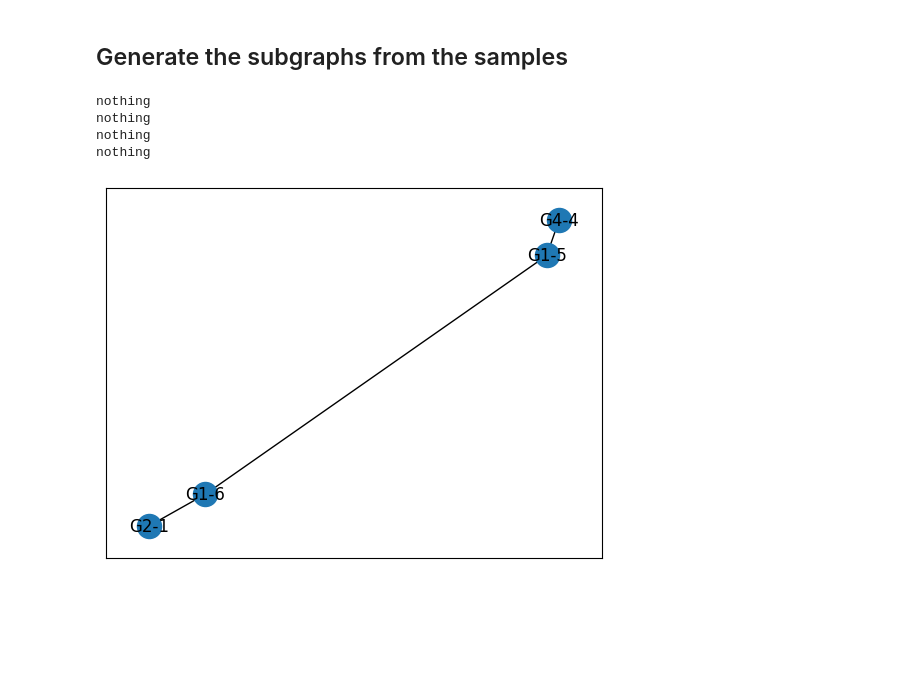
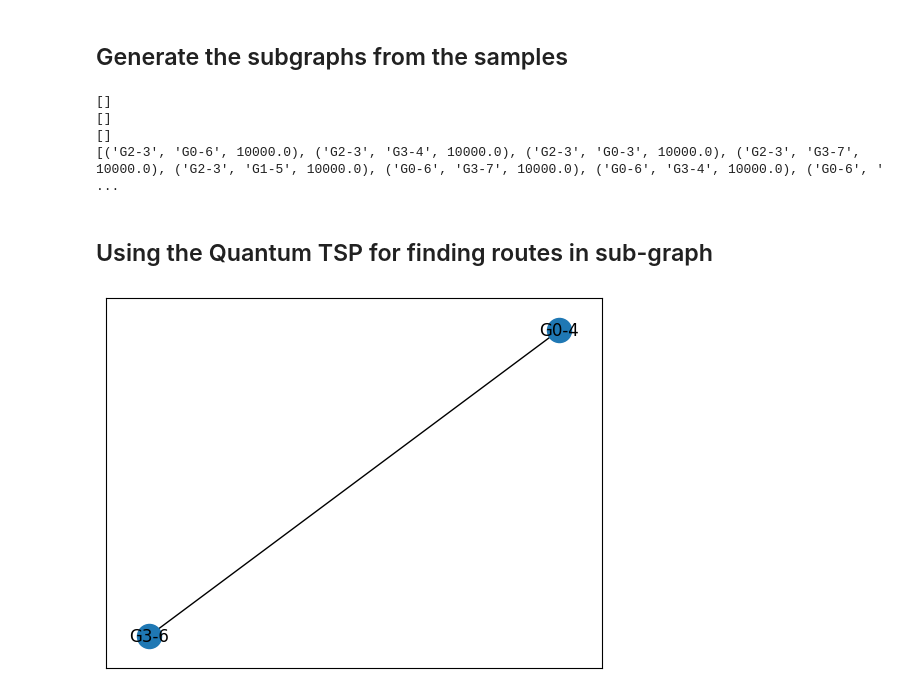
Before and after one commit to batool2020/NYUAD-2023, a Jupyter notebook: uameed/demo/test_quantum_gbs.ipynb, the cells around one changed output. Cells and saved outputs as stored; diff of their text form; code cells hidden in the pictures; blank space fills up the shorter version.

```diff
--- a/uameed/demo/test_quantum_gbs.ipynb
+++ b/uameed/demo/test_quantum_gbs.ipynb
@@ -41,4 +41,4 @@ nx.draw_networkx(G, pos = total_pos)
 # %%
 
 graph_array = nx.to_numpy_array(G)
-samples = sample.sample(graph_array, 3, 10)
+samples = sample.sample(graph_array, 3, n_samples = 10)
@@ -57,9 +52,9 @@ print(samples)
 ## Generate the subgraphs from the samples
 # %%
 subgraphs = sample.to_subgraphs(samples, G)
-subgraphs = [G.subgraph(graph) if len(graph) > 0 else print('nothing') for graph in subgraphs]
+quantum_subgraphs = []
+for graph in subgraphs:
+    if graph:
+        quantum_subgraphs.append(G.subgraph(graph))
-# %% [output]
-nothing
-nothing
-nothing
-nothing
+# %%
+quantum_subgraphs = quantum_subgraphs[:4]
@@ -66,4 +68,13 @@ nothing
+# %%
+quantum_subgraphs = [add_missing_edges(graph.copy()) for graph in quantum_subgraphs]
+# %% [output]
+[]
+[]
+[]
+[('G2-3', 'G0-6', 10000.0), ('G2-3', 'G3-4', 10000.0), ('G2-3', 'G0-3', 10000.0), ('G2-3', 'G3-7', 10000.0), ('G2-3', 'G1-5', 10000.0), ('G0-6', 'G3-7', 10000.0), ('G0-6', 'G3-4', 10000.0), ('G0-6', ' ...
+# %% [markdown]
+## Using the Quantum TSP for finding routes in sub-graph
 # %%
-nx.draw_networkx(subgraphs[3])
+nx.draw_networkx(quantum_subgraphs[1])
 # %% [output]
-[figure, old version]
+[figure, new version]
```
Also changed, not shown: parts of 16 cells of this notebook, 5 other files.
